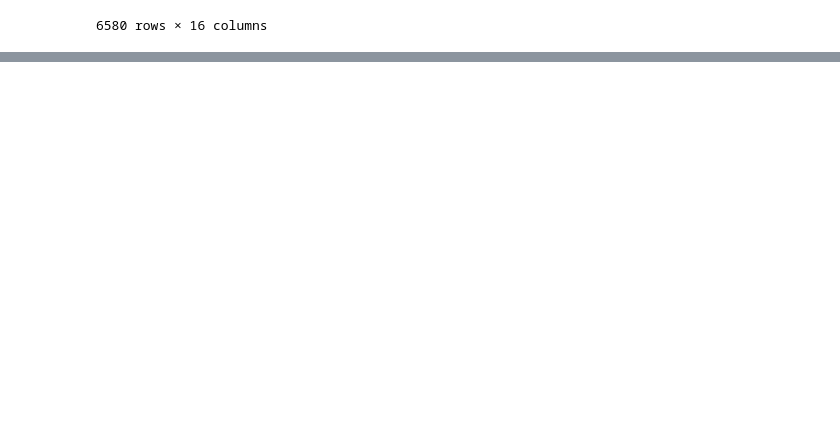
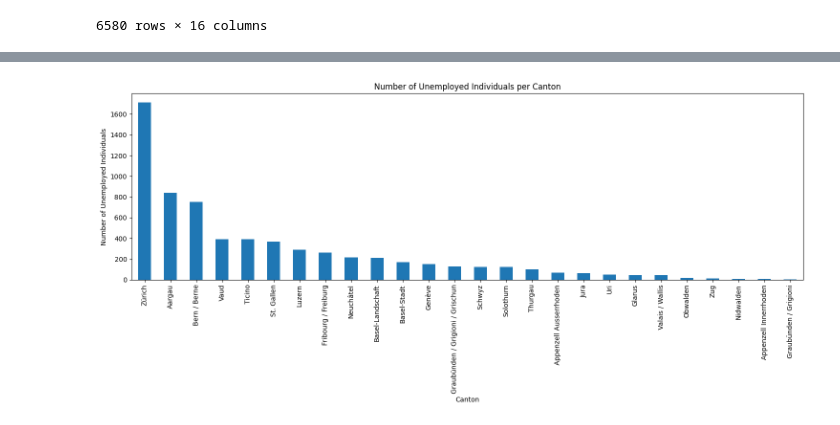
Before and after one commit to Seoyoung-Kim-Meister/analysis_Galaxus, a Jupyter notebook: EY_Hackathon.ipynb, the cells around one changed output, grey strips where cells are left out. Cells and saved outputs as stored; diff of their text form; code cells hidden in the pictures; blank space fills up the shorter version.

```diff
--- a/EY_Hackathon.ipynb
+++ b/EY_Hackathon.ipynb
@@ -81,6 +81,3 @@ df = df[~df['canton'].isin(cantons_to_drop)]
 df.shape
 # %% [output]
 (9377, 16)
-# %%
-df_clean = df[(df['canton'] != 'Switzerland')]
-df_canton_switzerland = df[(df['canton'] == 'Switzerland')]
@@ -130,0 +184,11 @@ df_no_job_clean
+# %%
+canton_counts = df_no_job_clean['canton'].value_counts()
+plt.figure(figsize=(15, 7))
+canton_counts.plot(kind='bar')
+plt.title('Number of Unemployed Individuals per Canton')
+plt.xlabel('Canton')
+plt.ylabel('Number of Unemployed Individuals')
+plt.tight_layout()
+plt.show()
+# %% [output]
+[figure, added]
```
Also changed, not shown: parts of 7 cells of this notebook.
